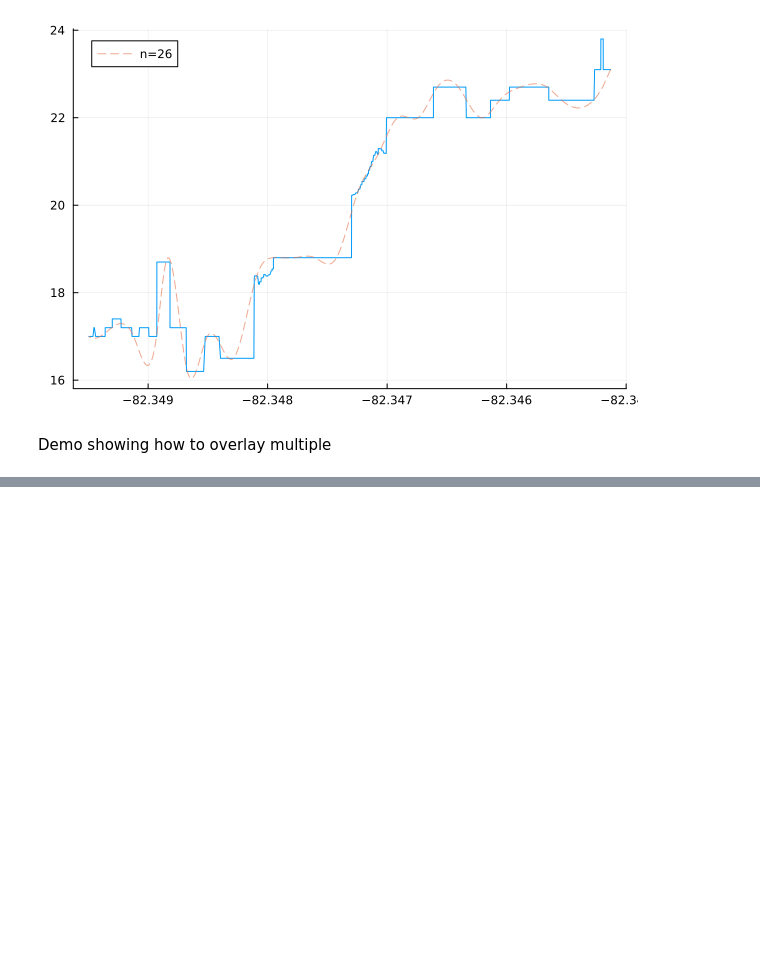
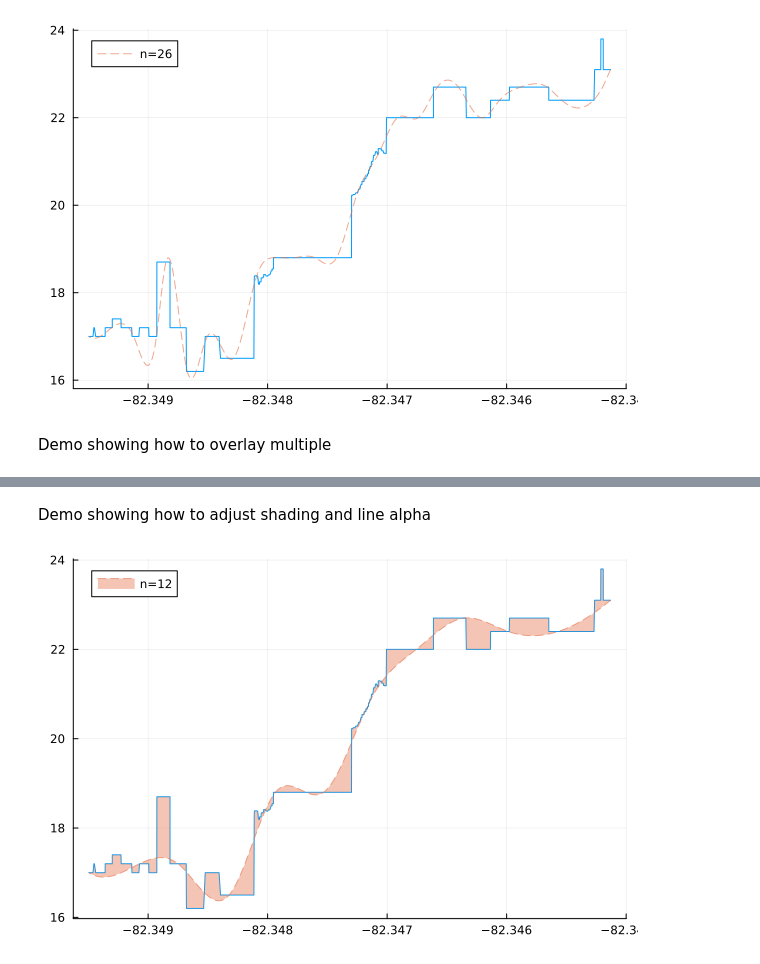
Before and after one commit to Scevitee/NA-FinalProject, a Jupyter notebook: src/cubic_1d_demo.ipynb, the cells around one changed output, grey strips where cells are left out. Cells and saved outputs as stored; diff of their text form; code cells hidden in the pictures; blank space fills up the shorter version.

```diff
--- a/src/cubic_1d_demo.ipynb
+++ b/src/cubic_1d_demo.ipynb
@@ -187,0 +194,7 @@ plt
+# %% [markdown]
+Demo showing how to adjust shading and line alpha
+# %%
+plt = plot(x_sorted, y, label=:none)
+plot_cubic_spline(plt, x, y, 12; fa=0.4, la=0.6)
+# %% [output]
+[figure, added]
```
Also changed, not shown: parts of 2 cells of this notebook.
